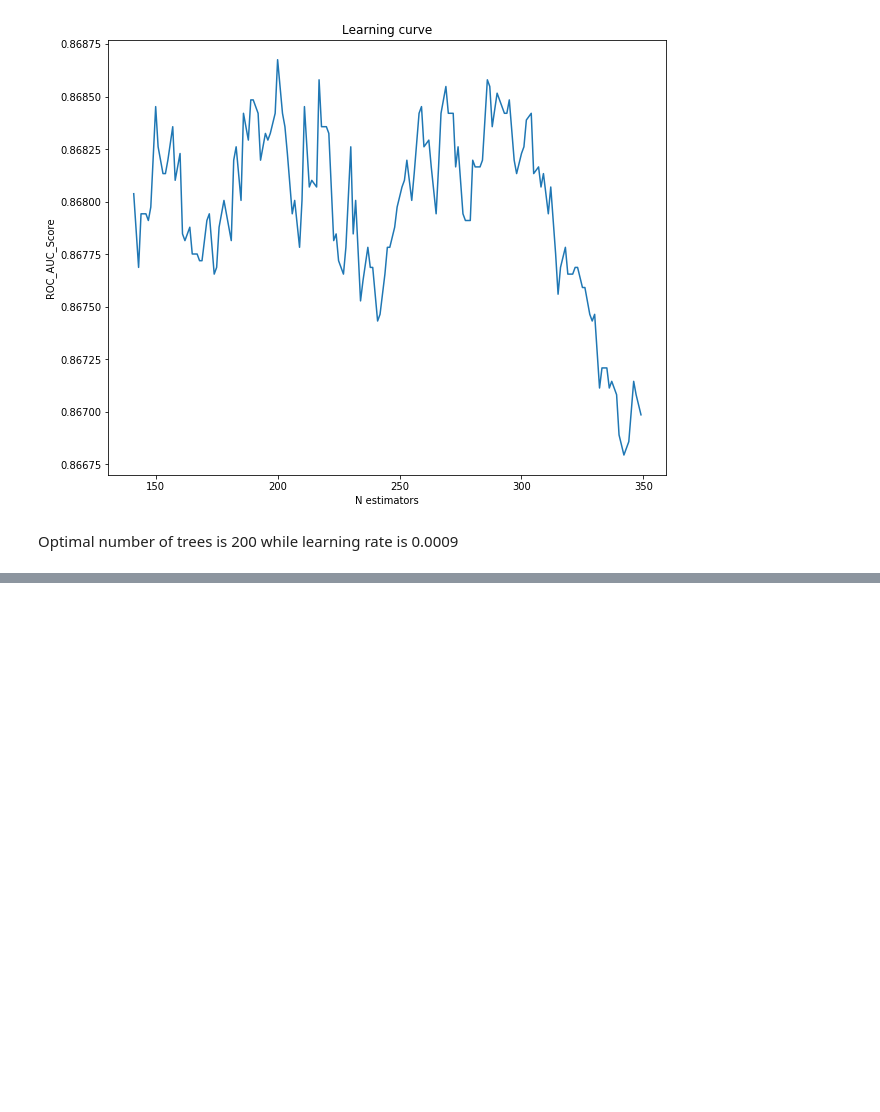
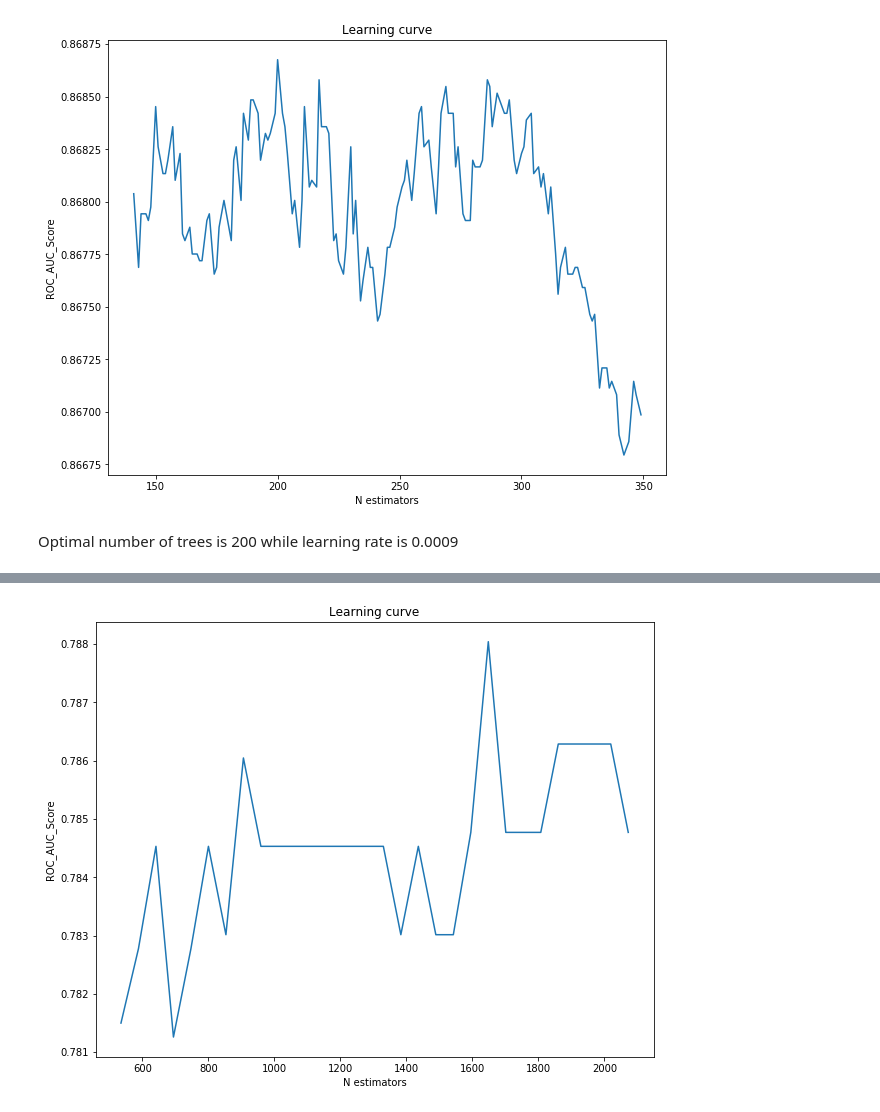
Before and after one commit to ruzarx/MLPr, a Jupyter notebook: F1/F1_basic.ipynb, the cells around one changed output, grey strips where cells are left out. Drawn from its saved outputs; the diff is of its cells as text; code cells hidden in the pictures; blank space fills up the shorter version.

```diff
--- a/F1/F1_basic.ipynb
+++ b/F1/F1_basic.ipynb
@@ -1944,0 +1997,9 @@ TypeError: estimator should be an estimator implementing 'fit' method, <lightgbm
+# %%
+bags = [x / 100 for x in range(80, 101, 5)]
+feats = [x / 100 for x in range(1, 20, 5)]
+scores = []
+for bag in [1]:
+    for feature in feats:
+        clf, score = modeller_gbm_class(x_train.drop('driver', axis = 1), y_train, bag, feature)
+        scores.append([score, bag, feature])
+max(scores)
@@ -1944,0 +2008,3 @@ TypeError: estimator should be an estimator implementing 'fit' method, <lightgbm
+# %%
+clf, score = modeller_gbm_class(x_train.drop('driver', axis = 1), y_train, 0)
+print(score)
@@ -1944,0 +2013,5 @@ TypeError: estimator should be an estimator implementing 'fit' method, <lightgbm
+# %%
+lambda_l1 = [1e-6, 1e-5, 1e-4, 1e-3, 1e-2, 1e-1, 1, 1e2, 1e3, 1e4]
+for l1 in lambda_l1:
+    clf, score = modeller_gbm_class(x_train.drop('driver', axis = 1), y_train, l1 = l1)
+    print(l1, score)
@@ -1944,0 +2029,6 @@ TypeError: estimator should be an estimator implementing 'fit' method, <lightgbm
+# %%
+bags = [x / 100 for x in range(50, 101, 5)]
+
+for bag in bags:
+    clf, score = modeller_gbm_class(x_train.drop('driver', axis = 1), y_train, bag)
+    print(score, bag)
@@ -1944,0 +2047,15 @@ TypeError: estimator should be an estimator implementing 'fit' method, <lightgbm
+# %%
+learnings = [0.001 / (1 + x / 100) for x in range(1, 300, 10)]
+ns = list(map(round, [530 * (1 + x / 100) for x in range(1, 300, 10)]))
+scores = []
+for n, l in zip(ns, learnings):
+    clf, score = modeller_gbm_class(x_train.drop('driver', axis = 1), y_train, l = l, n = n)
+    scores.append(score)
+fig = plt.figure(figsize = (10, 8))
+plt.plot(ns, scores, antialiased = True)
+plt.title("Learning curve")
+plt.xlabel("N estimators")
+plt.ylabel("ROC_AUC_Score")
+plt.show()
+# %% [output]
+[figure, added]
```
Also changed, not shown: parts of 22 cells of this notebook.
